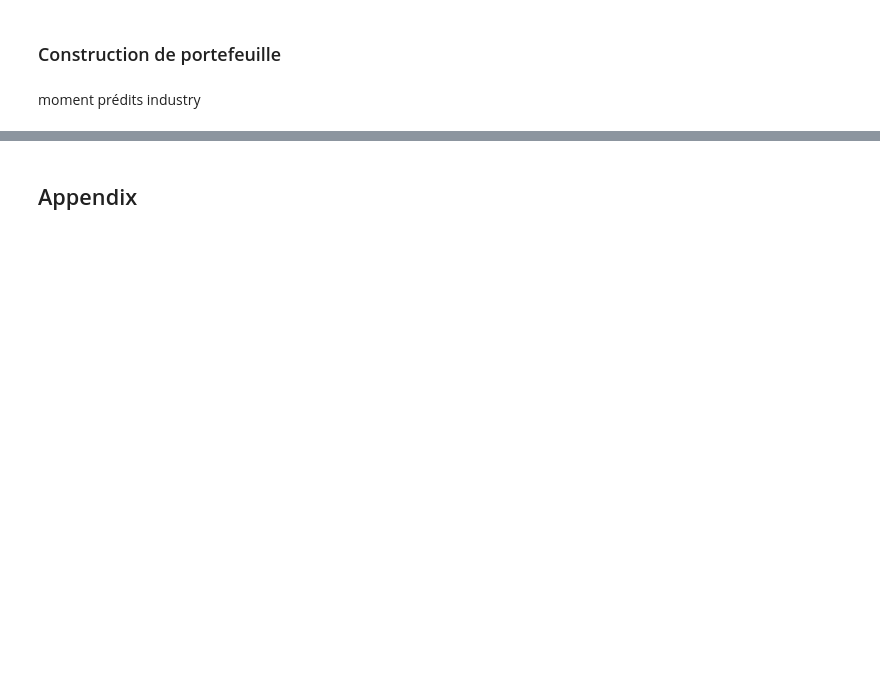
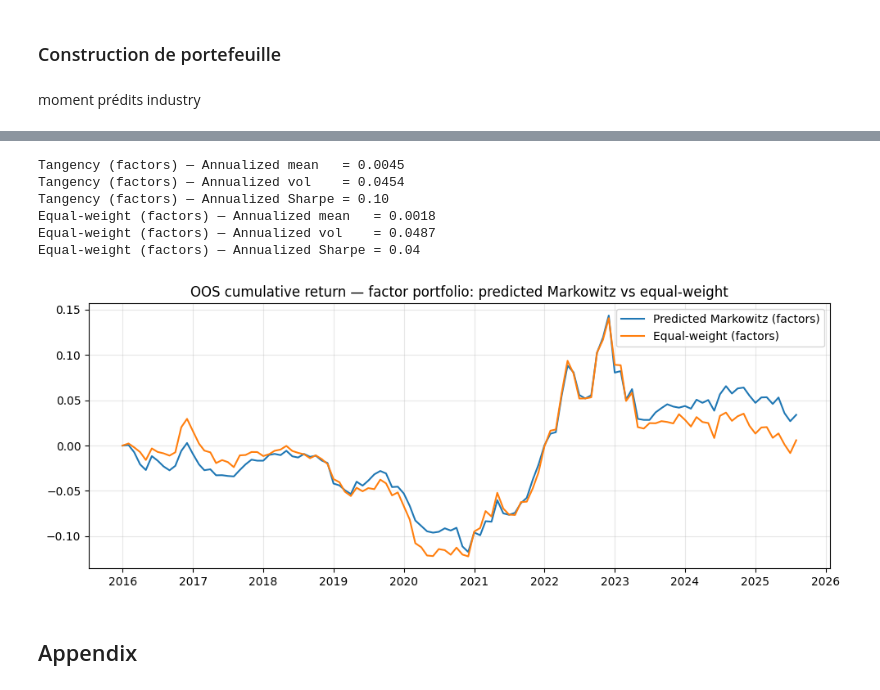
Before and after one commit to alexisdantzikian/ML_PM, a Jupyter notebook: nbs/main.ipynb, the cells around one changed output, grey strips where cells are left out. Drawn from its saved outputs; the diff is of its cells as text; code cells hidden in the pictures; blank space fills up the shorter version.

```diff
--- a/nbs/main.ipynb
+++ b/nbs/main.ipynb
@@ -2172,2 +2069,73 @@ Ann. mean=-0.0205  Ann. vol=0.0593  Ann. Sharpe=-0.34
+# %%
+# === Equal-weighted benchmark portfolio for factors (no look-ahead) ===
+
+# Equal weights at each date (same number of factors as in fac_OOS)
+n_factors = factors_OOS.shape[1]
+w_fac_eq = pd.DataFrame(
+    np.ones((len(factors_OOS), n_factors)) / n_factors,
+    index=factors_OOS.index,
+    columns=factors_OOS.columns
+)
+
+# Out-of-sample equal-weight factor portfolio returns, with look-ahead protection
+# weights at time t are applied to returns at t+1
+r_fac_eq_oos = portfolio_returns_from_weights(
+    weights          = w_fac_eq,
+    realized_returns = factors_OOS,
+    shift_horizon    = 1
+)
+
+
+# 1) Predicted tangency weights for factors (no look-ahead in the construction itself)
+W_fac_oos = weights_from_predicted_moments(
+    mu_pred      = mu_fac_pred_PCA,
+    cov_pred     = cov_fac_pred_PCA,   # can be None if you only want to use a fallback covariance
+    rf           = 0.0,
+    cov_fallback = None
+)
+
+# 2) Out-of-sample factor portfolio returns, with look-ahead protection
+r_fac_oos = portfolio_returns_from_weights(
+    weights          = W_fac_oos,
+    realized_returns = factors_OOS,
+    shift_horizon    = 1
+)
+
+# 3) Basic performance statistics and cumulative return plot
+ann = 12  # monthly data → annualisation
+
+mean_fac_oos = r_fac_oos.mean()
+vol_fac_oos  = r_fac_oos.std(ddof=1)
+sharpe_fac   = (mean_fac_oos * ann) / (vol_fac_oos * np.sqrt(ann)) if vol_fac_oos > 0 else np.nan
+
+mean_fac_eq = r_fac_eq_oos.mean()
+vol_fac_eq  = r_fac_eq_oos.std(ddof=1)
+sharpe_fac_eq = (mean_fac_eq * ann) / (vol_fac_eq * np.sqrt(ann)) if vol_fac_eq > 0 else np.nan
+
+print(f"Tangency (factors) — Annualized mean   = {mean_fac_oos * ann:.4f}")
+print(f"Tangency (factors) — Annualized vol    = {vol_fac_oos * np.sqrt(ann):.4f}")
+print(f"Tangency (factors) — Annualized Sharpe = {sharpe_fac:.2f}")
+
+print(f"Equal-weight (factors) — Annualized mean   = {mean_fac_eq * ann:.4f}")
+print(f"Equal-weight (factors) — Annualized vol    = {vol_fac_eq * np.sqrt(ann):.4f}")
+print(f"Equal-weight (factors) — Annualized Sharpe = {sharpe_fac_eq:.2f}")
+
+# --- Cumulative return plot ---
+plt.figure(figsize=(10, 4))
+plt.plot((1 + r_fac_oos).cumprod() - 1,   label="Predicted Markowitz (factors)")
+plt.plot((1 + r_fac_eq_oos).cumprod() - 1, label="Equal-weight (factors)")
+plt.title("OOS cumulative return — factor portfolio: predicted Markowitz vs equal-weight")
+plt.grid(alpha=0.3)
+plt.legend()
+plt.tight_layout()
+plt.show()
+# %% [output]
+Tangency (factors) — Annualized mean   = 0.0045
+Tangency (factors) — Annualized vol    = 0.0454
+Tangency (factors) — Annualized Sharpe = 0.10
+Equal-weight (factors) — Annualized mean   = 0.0018
+Equal-weight (factors) — Annualized vol    = 0.0487
+Equal-weight (factors) — Annualized Sharpe = 0.04
+[figure, added]
 # %% [markdown]
 ## Appendix
```
Also changed, not shown: parts of 26 cells of this notebook.
